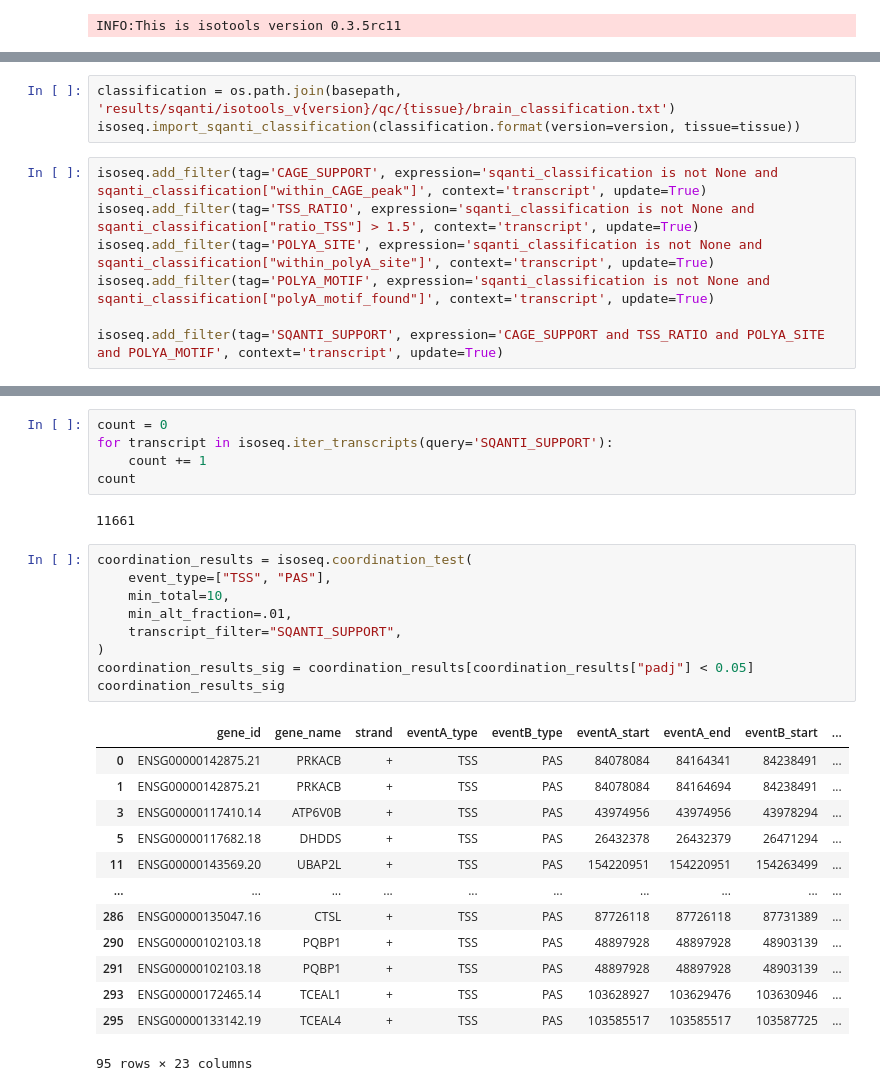
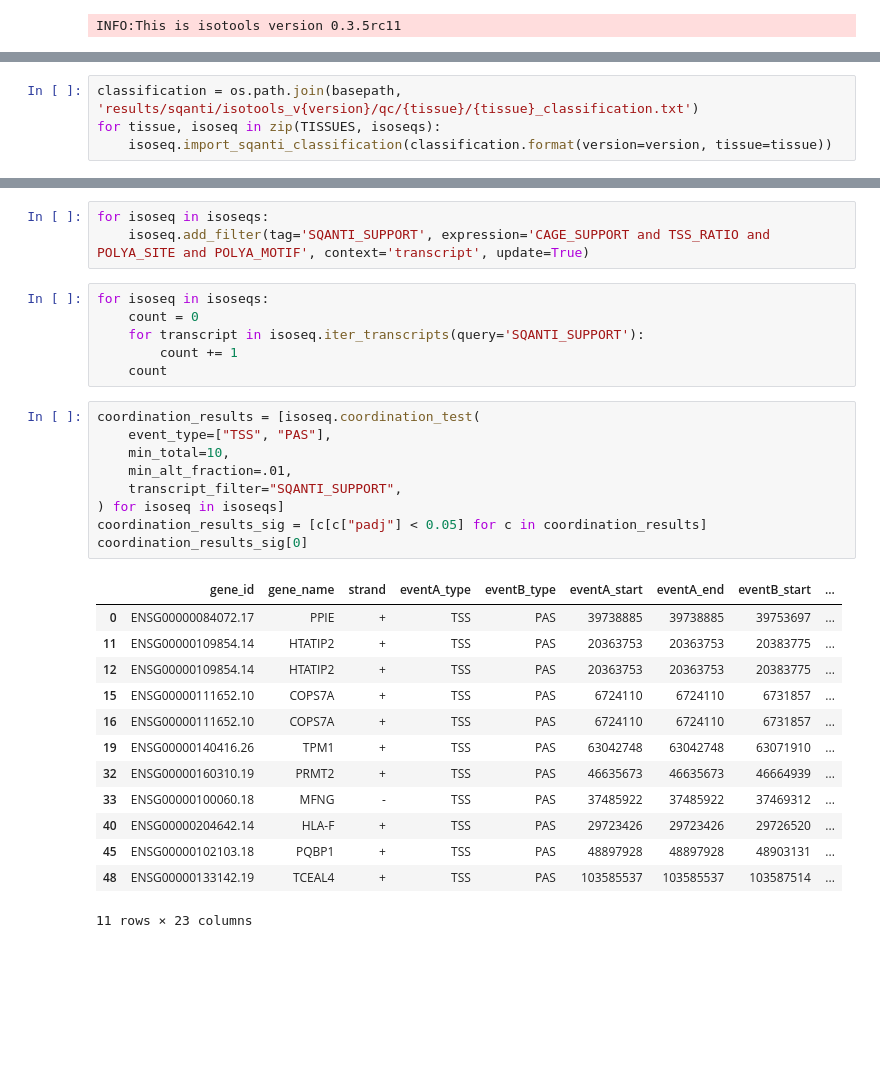
Before and after one commit to IceFreez3r/master-thesis, a Jupyter notebook: notebooks/IsoTools_coordination.ipynb, the cells around one changed output, grey strips where cells are left out. Cells and saved outputs as stored; diff of their text form; blank space fills up the shorter version.

```diff
--- a/notebooks/IsoTools_coordination.ipynb
+++ b/notebooks/IsoTools_coordination.ipynb
@@ -31,10 +36,4 @@ INFO:loading transcriptome from /project/hfa_work/ENCODE/code/snakemake-pipeline
 # %%
-classification = os.path.join(basepath, 'results/sqanti/isotools_v{version}/qc/{tissue}/brain_classification.txt')
-isoseq.import_sqanti_classification(classification.format(version=version, tissue=tissue))
+classification = os.path.join(basepath, 'results/sqanti/isotools_v{version}/qc/{tissue}/{tissue}_classification.txt')
+for tissue, isoseq in zip(TISSUES, isoseqs):
+    isoseq.import_sqanti_classification(classification.format(version=version, tissue=tissue))
-# %%
-isoseq.add_filter(tag='CAGE_SUPPORT', expression='sqanti_classification is not None and sqanti_classification["within_CAGE_peak"]', context='transcript', update=True)
-isoseq.add_filter(tag='TSS_RATIO', expression='sqanti_classification is not None and sqanti_classification["ratio_TSS"] > 1.5', context='transcript', update=True)
-isoseq.add_filter(tag='POLYA_SITE', expression='sqanti_classification is not None and sqanti_classification["within_polyA_site"]', context='transcript', update=True)
-isoseq.add_filter(tag='POLYA_MOTIF', expression='sqanti_classification is not None and sqanti_classification["polyA_motif_found"]', context='transcript', update=True)
-
-isoseq.add_filter(tag='SQANTI_SUPPORT', expression='CAGE_SUPPORT and TSS_RATIO and POLYA_SITE and POLYA_MOTIF', context='transcript', update=True)
@@ -61,31 +40,33 @@ next(isoseq.iter_transcripts(query='SQANTI_SUPPORT'))
+# %%
+for isoseq in isoseqs:
+    isoseq.add_filter(tag='SQANTI_SUPPORT', expression='CAGE_SUPPORT and TSS_RATIO and POLYA_SITE and POLYA_MOTIF', context='transcript', update=True)
 # %%
-count = 0
-for transcript in isoseq.iter_transcripts(query='SQANTI_SUPPORT'):
-    count += 1
-count
+for isoseq in isoseqs:
+    count = 0
+    for transcript in isoseq.iter_transcripts(query='SQANTI_SUPPORT'):
+        count += 1
+    count
-# %% [output]
-11661
 # %%
-coordination_results = isoseq.coordination_test(
+coordination_results = [isoseq.coordination_test(
     event_type=["TSS", "PAS"],
     min_total=10,
     min_alt_fraction=.01,
     transcript_filter="SQANTI_SUPPORT",
-)
-coordination_results_sig = coordination_results[coordination_results["padj"] < 0.05]
-coordination_results_sig
+) for isoseq in isoseqs]
+coordination_results_sig = [c[c["padj"] < 0.05] for c in coordination_results]
+coordination_results_sig[0]
 # %% [output]
 |  | gene_id | gene_name | strand | eventA_type | eventB_type | eventA_start | eventA_end | eventB_start | ... |
-| 0 | ENSG00000142875.21 | PRKACB | + | TSS | PAS | 84078084 | 84164341 | 84238491 | ... |
-| 1 | ENSG00000142875.21 | PRKACB | + | TSS | PAS | 84078084 | 84164694 | 84238491 | ... |
-| 3 | ENSG00000117410.14 | ATP6V0B | + | TSS | PAS | 43974956 | 43974956 | 43978294 | ... |
-| 5 | ENSG00000117682.18 | DHDDS | + | TSS | PAS | 26432378 | 26432379 | 26471294 | ... |
-| 11 | ENSG00000143569.20 | UBAP2L | + | TSS | PAS | 154220951 | 154220951 | 154263499 | ... |
-| ... | ... | ... | ... | ... | ... | ... | ... | ... | ... |
-| 286 | ENSG00000135047.16 | CTSL | + | TSS | PAS | 87726118 | 87726118 | 87731389 | ... |
-| 290 | ENSG00000102103.18 | PQBP1 | + | TSS | PAS | 48897928 | 48897928 | 48903139 | ... |
-| 291 | ENSG00000102103.18 | PQBP1 | + | TSS | PAS | 48897928 | 48897928 | 48903139 | ... |
-| 293 | ENSG00000172465.14 | TCEAL1 | + | TSS | PAS | 103628927 | 103629476 | 103630946 | ... |
-| 295 | ENSG00000133142.19 | TCEAL4 | + | TSS | PAS | 103585517 | 103585517 | 103587725 | ... |
+| 0 | ENSG00000084072.17 | PPIE | + | TSS | PAS | 39738885 | 39738885 | 39753697 | ... |
+| 11 | ENSG00000109854.14 | HTATIP2 | + | TSS | PAS | 20363753 | 20363753 | 20383775 | ... |
+| 12 | ENSG00000109854.14 | HTATIP2 | + | TSS | PAS | 20363753 | 20363753 | 20383775 | ... |
+| 15 | ENSG00000111652.10 | COPS7A | + | TSS | PAS | 6724110 | 6724110 | 6731857 | ... |
+| 16 | ENSG00000111652.10 | COPS7A | + | TSS | PAS | 6724110 | 6724110 | 6731857 | ... |
+| 19 | ENSG00000140416.26 | TPM1 | + | TSS | PAS | 63042748 | 63042748 | 63071910 | ... |
+| 32 | ENSG00000160310.19 | PRMT2 | + | TSS | PAS | 46635673 | 46635673 | 46664939 | ... |
+| 33 | ENSG00000100060.18 | MFNG | - | TSS | PAS | 37485922 | 37485922 | 37469312 | ... |
+| 40 | ENSG00000204642.14 | HLA-F | + | TSS | PAS | 29723426 | 29723426 | 29726520 | ... |
+| 45 | ENSG00000102103.18 | PQBP1 | + | TSS | PAS | 48897928 | 48897928 | 48903131 | ... |
+| 48 | ENSG00000133142.19 | TCEAL4 | + | TSS | PAS | 103585537 | 103585537 | 103587514 | ... |
-95 rows × 23 columns
+11 rows × 23 columns
 # %%
```
Also changed, not shown: parts of 10 cells of this notebook, 1 other file.
